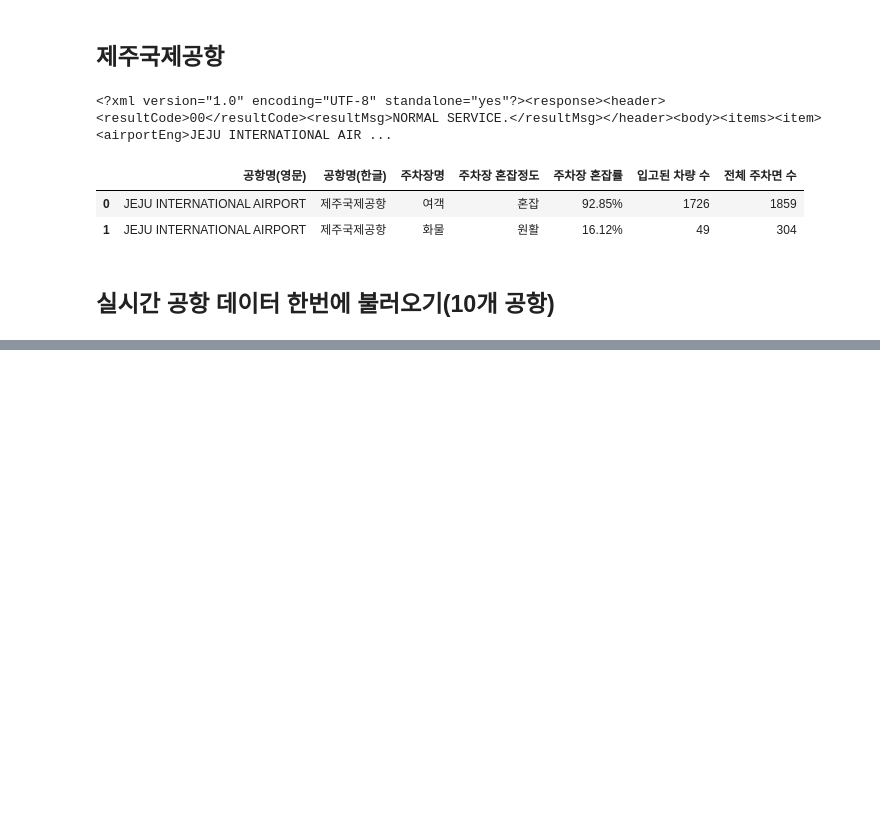
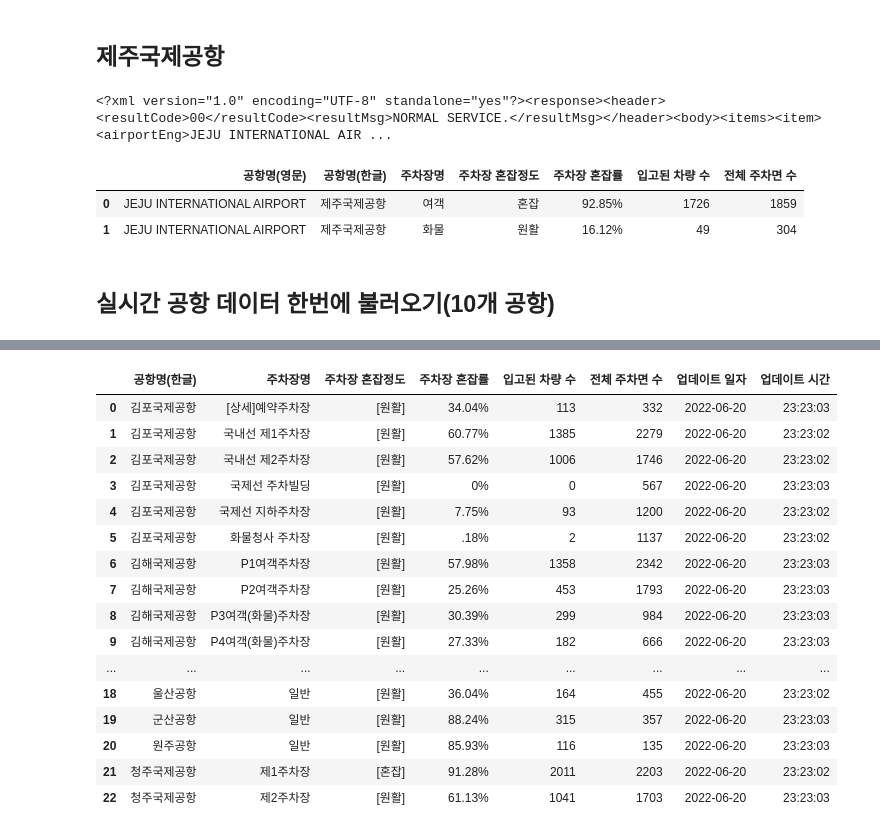
Before and after one commit to heoaa/Studypython_lee, a Jupyter notebook: day9_데이터수집 및 저장방법/02_전국공항 주차장 혼잡도 Open API.ipynb, the cells around one changed output, grey strips where cells are left out. Cells and saved outputs as stored; diff of their text form; code cells hidden in the pictures; blank space fills up the shorter version.

```diff
--- a/day9_데이터수집 및 저장방법/02_전국공항 주차장 혼잡도 Open API.ipynb
+++ b/day9_데이터수집 및 저장방법/02_전국공항 주차장 혼잡도 Open API.ipynb
@@ -252,3 +252,87 @@ df_air
 | 20 | WONJU AIRPORT | 원주공항 | 일반 | 만차 | 100% | 135 | 135 | 2022-06-20 | 16:03:02 |
 | 21 | CHEONGJU INTERNATIONAL AIRPORT | 청주국제공항 | 제1주차장 | 만차 | 99.91% | 2201 | 2203 | 2022-06-20 | 16:03:02 |
 | 22 | CHEONGJU INTERNATIONAL AIRPORT | 청주국제공항 | 제2주차장 | 원활 | 70.23% | 1196 | 1703 | 2022-06-20 | 16:03:02 |
+# %%
+# concat을 이용한 방법
+
+apikey = 'PVdeh44WlF%2BHj6bGzfI2BXUldlea7Ggo%2FjjXvhbHCMNNFotchb2byGTopt4uAFS07RQzqmeU3M2Y8HcMmlYW9w%3D%3D'
+schAirportCode = ['GMP','PUS','CJU','TAE','KWJ','RSU','USN','KUV','WJU','CJJ']
+numOfRows = 10
+pageNo = 1
+
+api = "http://openapi.airport.co.kr/service/rest/AirportParkingCongestion/airportParkingCongestionRT?schAirportCode={aircode}&serviceKey={key}&numOfRows={row}&pageNo={no}"
+
+df_air2 = pd.DataFrame()
+
+for i in range(len(schAirportCode)) :
+    url = api.format(aircode = schAirportCode[i],
+                     key = apikey,
+                     row = numOfRows,
+                     no = pageNo)
+
+    response = requests.get(url)
+
+    re = response.text
+    soup = BeautifulSoup(re, 'html.parser')
+
+
+    airportkor_list = soup.find_all('airportkor')
+    p_aircd_list = soup.find_all('parkingairportcodename')
+    p_con_list = soup.find_all('parkingcongestion')
+    p_con_deg_list = soup.find_all('parkingcongestiondegree')
+    p_sp_list = soup.find_all('parkingoccupiedspace')
+    p_to_sp_list = soup.find_all('parkingtotalspace')
+    sys_date_list = soup.find_all('sysgetdate')
+    sys_time_list = soup.find_all('sysgettime')
+
+
+    airportkor_txt_list = []
+    p_aircd_txt_list = []
+    p_con_txt_list = []
+    p_con_deg_txt_list = []
+    p_sp_txt_list = []
+    p_to_sp_txt_list = []
+    sys_date_txt_list = []
+    sys_time_txt_list = []
+
+    for j in range(len(airportkor_list)) :
+        airportkor_txt_list.append(airportkor_list[j].text)
+        p_aircd_txt_list.append(p_aircd_list[j].text)
+        p_con_txt_list.append(p_con_list[j].text)
+        p_con_deg_txt_list.append(p_con_deg_list[j].text)
+        p_sp_txt_list.append(p_sp_list[j].text)
+        p_to_sp_txt_list.append(p_to_sp_list[j].text)
+        sys_date_txt_list.append(sys_date_list[j].text)
+        sys_time_txt_list.append(sys_time_list[j].text)
+
+
+    df_add = pd.DataFrame({'공항명(한글)' : airportkor_txt_list,
+                        '주차장명' : p_aircd_txt_list,
+                        '주차장 혼잡정도' : p_con_list,
+                        '주차장 혼잡률' : p_con_deg_txt_list,
+                        '입고된 차량 수' : p_sp_txt_list,
+                        '전체 주차면 수' : p_to_sp_txt_list,
+                        '업데이트 일자' : sys_date_txt_list,
+                        '업데이트 시간' : sys_time_txt_list})
+
+    df_air2 = pd.concat([df_air2, df_add], ignore_index=True)
+
+df_air2
+# %% [output]
+|  | 공항명(한글) | 주차장명 | 주차장 혼잡정도 | 주차장 혼잡률 | 입고된 차량 수 | 전체 주차면 수 | 업데이트 일자 | 업데이트 시간 |
+| 0 | 김포국제공항 | [상세]예약주차장 | [원활] | 34.04% | 113 | 332 | 2022-06-20 | 23:23:03 |
+| 1 | 김포국제공항 | 국내선 제1주차장 | [원활] | 60.77% | 1385 | 2279 | 2022-06-20 | 23:23:02 |
+| 2 | 김포국제공항 | 국내선 제2주차장 | [원활] | 57.62% | 1006 | 1746 | 2022-06-20 | 23:23:02 |
+| 3 | 김포국제공항 | 국제선 주차빌딩 | [원활] | 0% | 0 | 567 | 2022-06-20 | 23:23:03 |
+| 4 | 김포국제공항 | 국제선 지하주차장 | [원활] | 7.75% | 93 | 1200 | 2022-06-20 | 23:23:02 |
+| 5 | 김포국제공항 | 화물청사 주차장 | [원활] | .18% | 2 | 1137 | 2022-06-20 | 23:23:02 |
+| 6 | 김해국제공항 | P1여객주차장 | [원활] | 57.98% | 1358 | 2342 | 2022-06-20 | 23:23:03 |
+| 7 | 김해국제공항 | P2여객주차장 | [원활] | 25.26% | 453 | 1793 | 2022-06-20 | 23:23:03 |
+| 8 | 김해국제공항 | P3여객(화물)주차장 | [원활] | 30.39% | 299 | 984 | 2022-06-20 | 23:23:03 |
+| 9 | 김해국제공항 | P4여객(화물)주차장 | [원활] | 27.33% | 182 | 666 | 2022-06-20 | 23:23:03 |
+| ... | ... | ... | ... | ... | ... | ... | ... | ... |
+| 18 | 울산공항 | 일반 | [원활] | 36.04% | 164 | 455 | 2022-06-20 | 23:23:02 |
+| 19 | 군산공항 | 일반 | [원활] | 88.24% | 315 | 357 | 2022-06-20 | 23:23:03 |
+| 20 | 원주공항 | 일반 | [원활] | 85.93% | 116 | 135 | 2022-06-20 | 23:23:03 |
+| 21 | 청주국제공항 | 제1주차장 | [혼잡] | 91.28% | 2011 | 2203 | 2022-06-20 | 23:23:02 |
+| 22 | 청주국제공항 | 제2주차장 | [원활] | 61.13% | 1041 | 1703 | 2022-06-20 | 23:23:03 |
```
